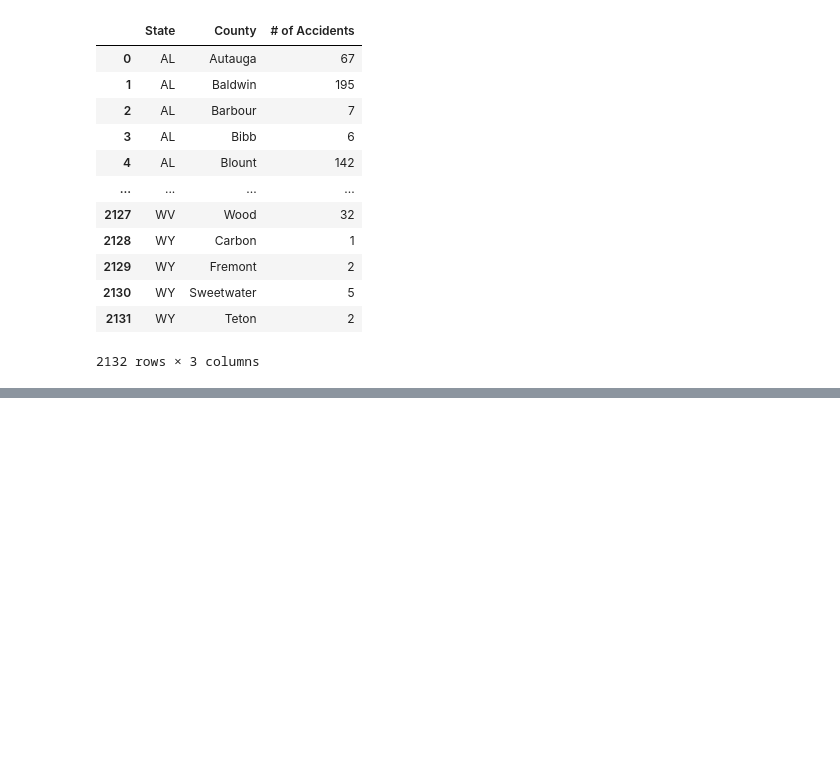
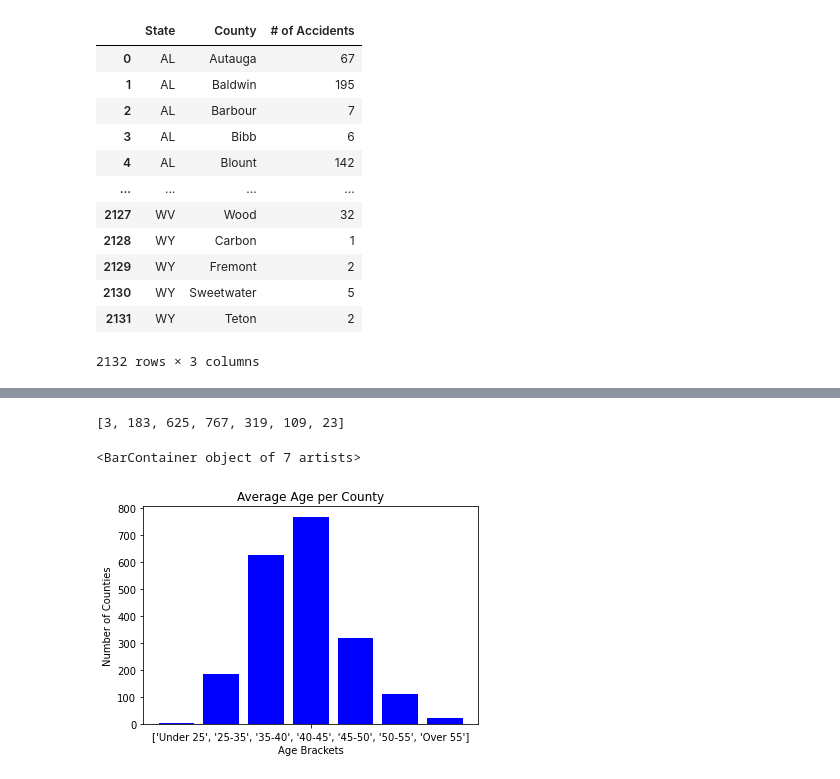
Before and after one commit to T1me2/TeamAmazing3, a Jupyter notebook: Jack_Project.ipynb, the cells around one changed output, grey strips where cells are left out. Saved outputs shown, nothing was run; the diff lists cells and outputs as text; code cells hidden in the pictures; blank space fills up the shorter version.

Commit message:
Visuals

```diff
--- a/Jack_Project.ipynb
+++ b/Jack_Project.ipynb
@@ -192,0 +289,4 @@ Accident_AgeDF
+# %%
+#Calculate the number of accidents per 1000
+Accident_AgeDF["Accidents Per 1000"] = Accident_AgeDF["# of Accidents"]/Accident_AgeDF["Population"] * 1000
+Accident_AgeDF
@@ -192,0 +307,4 @@ Accident_AgeDF
+# %%
+#add age multiplier
+Accident_AgeDF["Accidents Vs Age"]= Accident_AgeDF["Median Age"] * Accident_AgeDF["Accidents Per 1000"]
+Accident_AgeDF
@@ -192,0 +335,10 @@ Accident_AgeDF
+# %%
+#Look at distribution of median age across counties
+
+#Create bins for age brackets
+bins = [0, 25, 35, 40, 45, 50, 55, 70]
+group_names = ["Under 25", "25-35", "35-40", "40-45", "45-50", "50-55", "Over 55"]
+
+Accident_AgeDF["Ave Age Bracket"] = pd.cut(Accident_AgeDF["Median Age"], bins, labels=group_names,
+                                           include_lowest=True)
+Accident_AgeDF
@@ -192,0 +359,28 @@ Accident_AgeDF
+# %%
+#Create variable for each age group
+
+Under_25 = Accident_AgeDF['Ave Age Bracket'].value_counts()["Under 25"]
+a25_a35 = Accident_AgeDF['Ave Age Bracket'].value_counts()["25-35"]
+a35_a40 = Accident_AgeDF['Ave Age Bracket'].value_counts()["35-40"]
+a40_a45 = Accident_AgeDF['Ave Age Bracket'].value_counts()["40-45"]
+a45_a50 = Accident_AgeDF['Ave Age Bracket'].value_counts()["45-50"]
+a50_a55 = Accident_AgeDF['Ave Age Bracket'].value_counts()["50-55"]
+Over_55 = Accident_AgeDF['Ave Age Bracket'].value_counts()["Over 55"]
+
+#combine brackets into a list
+AgeBracketCounts = [Under_25, a25_a35, a35_a40, a40_a45, a45_a50, a50_a55, Over_55]
+AgeBracketCounts
+# %% [output]
+[3, 183, 625, 767, 319, 109, 23]
+# %%
+#bar graph to show the number of accidents in each age bracket
+x_axis=np.arange(len(AgeBracketCounts))
+plt.title("Average Age per County")
+plt.xlabel("Age Brackets")
+plt.ylabel("Number of Counties")
+tick_locations = [value for value in AgeBracketCounts]
+plt.xticks(tick_locations, [group_names])
+plt.bar(x_axis, AgeBracketCounts,color="blue")
+# %% [output]
+<BarContainer object of 7 artists>
+[figure, added]
```
Also changed, not shown: parts of 19 cells of this notebook, 1 other file.
